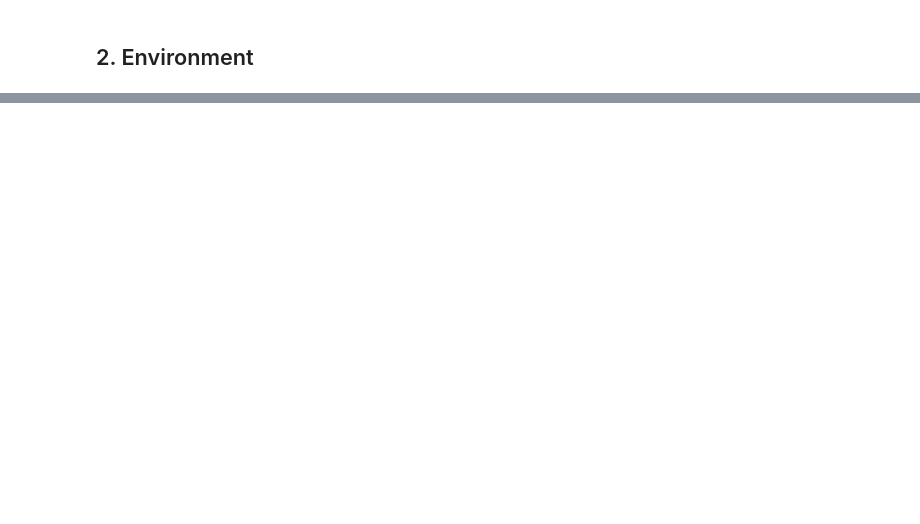
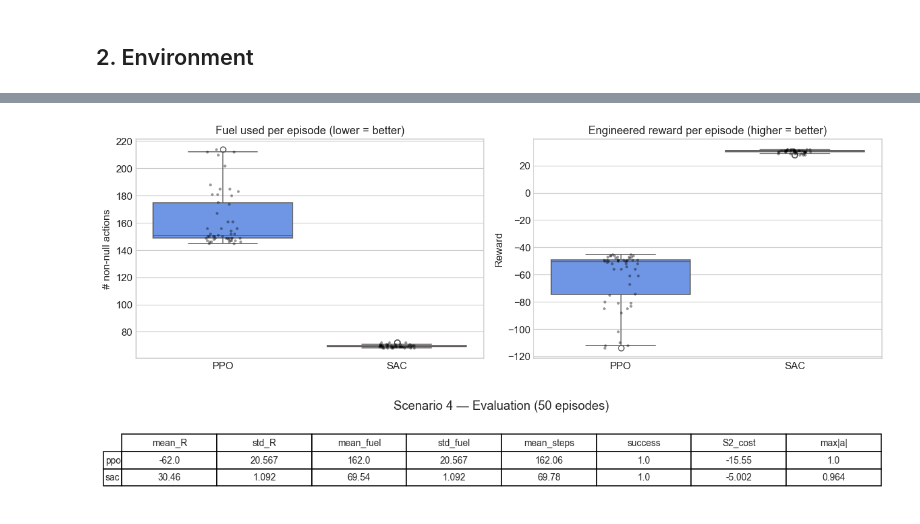
Before and after one commit to Jack-723/MountainCar-RL, a Jupyter notebook: notebooks/scenario_4_continuous_min_steps.ipynb, the cells around one changed output, grey strips where cells are left out. Saved outputs shown, nothing was run; the diff lists cells and outputs as text; code cells hidden in the pictures; blank space fills up the shorter version.

```diff
--- a/notebooks/scenario_4_continuous_min_steps.ipynb
+++ b/notebooks/scenario_4_continuous_min_steps.ipynb
@@ -78,0 +229,8 @@ print(f'Action space:      {env.action_space}')
+# %%
+env = gym.make(ENV_ID)
+low, high = env.observation_space.low, env.observation_space.high
+print(f"position ∈ [{low[0]:.2f}, {high[0]:.2f}]")
+print(f"velocity ∈ [{low[1]:.4f}, {high[1]:.4f}]")
+print(f"action   ∈ [{env.action_space.low[0]:+.1f}, {env.action_space.high[0]:+.1f}]  (continuous, scalar)")
+print(f"non-null action threshold |a| > {THRESHOLD}")
+env.close()
@@ -78,0 +700,38 @@ print(f'Action space:      {env.action_space}')
+# %%
+# Box-plot of episode-wise fuel + reward distributions
+fig, axes = plt.subplots(1, 2, figsize=(12, 4))
+
+box_fuel = pd.DataFrame({
+    "PPO": ppo_eval["fuel"].values,
+    "SAC": sac_eval["fuel"].values,
+})
+sns.boxplot(data=box_fuel, palette={"PPO": "#5B8FF9", "SAC": "#E8684A"}, ax=axes[0])
+sns.stripplot(data=box_fuel, color="black", size=3, alpha=0.4, jitter=True, ax=axes[0])
+axes[0].set_title("Fuel used per episode (lower = better)")
+axes[0].set_ylabel("# non-null actions")
+
+box_reward = pd.DataFrame({
+    "PPO": ppo_eval["reward"].values,
+    "SAC": sac_eval["reward"].values,
+})
+sns.boxplot(data=box_reward, palette={"PPO": "#5B8FF9", "SAC": "#E8684A"}, ax=axes[1])
+sns.stripplot(data=box_reward, color="black", size=3, alpha=0.4, jitter=True, ax=axes[1])
+axes[1].set_title("Engineered reward per episode (higher = better)")
+axes[1].set_ylabel("Reward")
+
+plt.tight_layout()
+plt.savefig(os.path.join(FIGS_DIR, "eval_distributions.png"), dpi=300, bbox_inches="tight")
+plt.show()
+
+# Slide-ready metrics table
+table_for_slide = results_df.copy()
+table_for_slide.columns = ["mean_R", "std_R", "mean_fuel", "std_fuel",
+                           "mean_steps", "success", "S2_cost", "max|a|"]
+save_metrics_table_png(
+    table_for_slide,
+    save_path=os.path.join(FIGS_DIR, "metrics_table.png"),
+    title=f"Scenario 4 — Evaluation ({N_EVAL_EPISODES} episodes)",
+)
+# %% [output]
+[figure, added]
+[figure, added]
```
Also changed, not shown: parts of 44 cells of this notebook, 21 other files.
